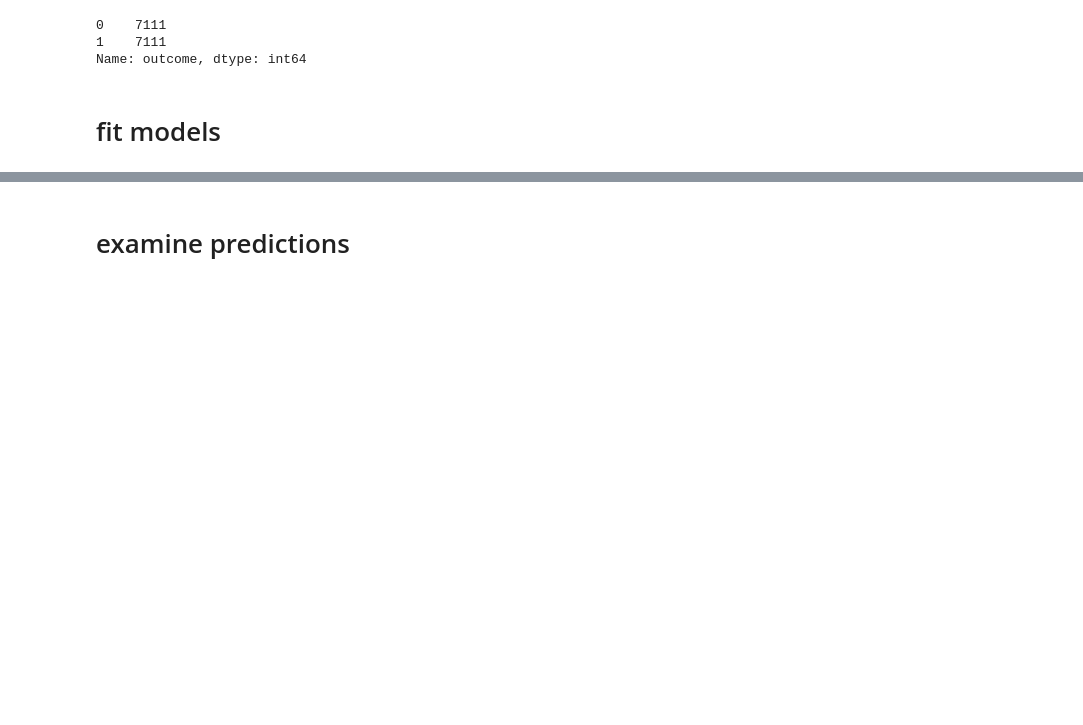
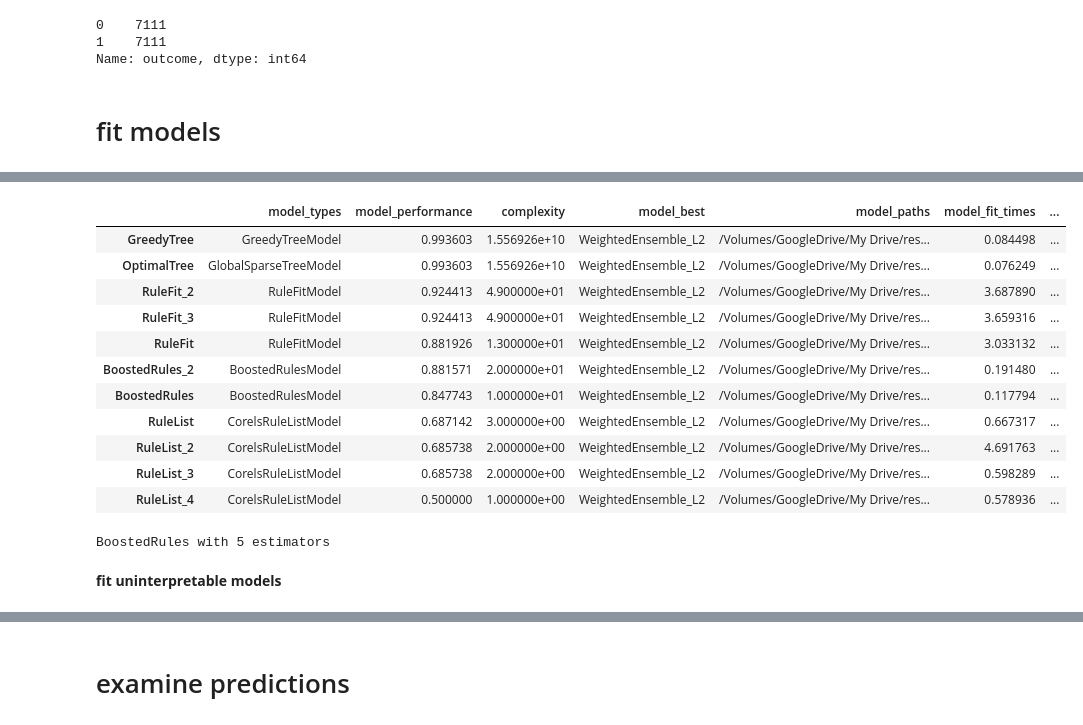
Before and after one commit to Yu-Group/clinical-rule-vetting, a Jupyter notebook: notebooks/run_modeling.ipynb, the cells around one changed output, grey strips where cells are left out. Cells and saved outputs as stored; diff of their text form; code cells hidden in the pictures; blank space fills up the shorter version.

```diff
--- a/notebooks/run_modeling.ipynb
+++ b/notebooks/run_modeling.ipynb
@@ -103,3 +90,24 @@ RuleList                    2            2  {'random_state': 0}
+# %%
+predictor.interpretable_models_summary()
+# %% [output]
+|  | model_types | model_performance | complexity | model_best | model_paths | model_fit_times | ... |
+| GreedyTree | GreedyTreeModel | 0.993603 | 1.556926e+10 | WeightedEnsemble_L2 | /Volumes/GoogleDrive/My Drive/res... | 0.084498 | ... |
+| OptimalTree | GlobalSparseTreeModel | 0.993603 | 1.556926e+10 | WeightedEnsemble_L2 | /Volumes/GoogleDrive/My Drive/res... | 0.076249 | ... |
+| RuleFit_2 | RuleFitModel | 0.924413 | 4.900000e+01 | WeightedEnsemble_L2 | /Volumes/GoogleDrive/My Drive/res... | 3.687890 | ... |
+| RuleFit_3 | RuleFitModel | 0.924413 | 4.900000e+01 | WeightedEnsemble_L2 | /Volumes/GoogleDrive/My Drive/res... | 3.659316 | ... |
+| RuleFit | RuleFitModel | 0.881926 | 1.300000e+01 | WeightedEnsemble_L2 | /Volumes/GoogleDrive/My Drive/res... | 3.033132 | ... |
+| BoostedRules_2 | BoostedRulesModel | 0.881571 | 2.000000e+01 | WeightedEnsemble_L2 | /Volumes/GoogleDrive/My Drive/res... | 0.191480 | ... |
+| BoostedRules | BoostedRulesModel | 0.847743 | 1.000000e+01 | WeightedEnsemble_L2 | /Volumes/GoogleDrive/My Drive/res... | 0.117794 | ... |
+| RuleList | CorelsRuleListModel | 0.687142 | 3.000000e+00 | WeightedEnsemble_L2 | /Volumes/GoogleDrive/My Drive/res... | 0.667317 | ... |
+| RuleList_2 | CorelsRuleListModel | 0.685738 | 2.000000e+00 | WeightedEnsemble_L2 | /Volumes/GoogleDrive/My Drive/res... | 4.691763 | ... |
+| RuleList_3 | CorelsRuleListModel | 0.685738 | 2.000000e+00 | WeightedEnsemble_L2 | /Volumes/GoogleDrive/My Drive/res... | 0.598289 | ... |
+| RuleList_4 | CorelsRuleListModel | 0.500000 | 1.000000e+00 | WeightedEnsemble_L2 | /Volumes/GoogleDrive/My Drive/res... | 0.578936 | ... |
+# %%
+predictor.print_interpretable_rules()
+# %% [output]
+BoostedRules with 5 estimators
+# %% [markdown]
+**fit uninterpretable models**
 # %%
 np.random.seed(0)
 random.seed(0)
```
Also changed, not shown: parts of 6 cells of this notebook, 3 other files.
